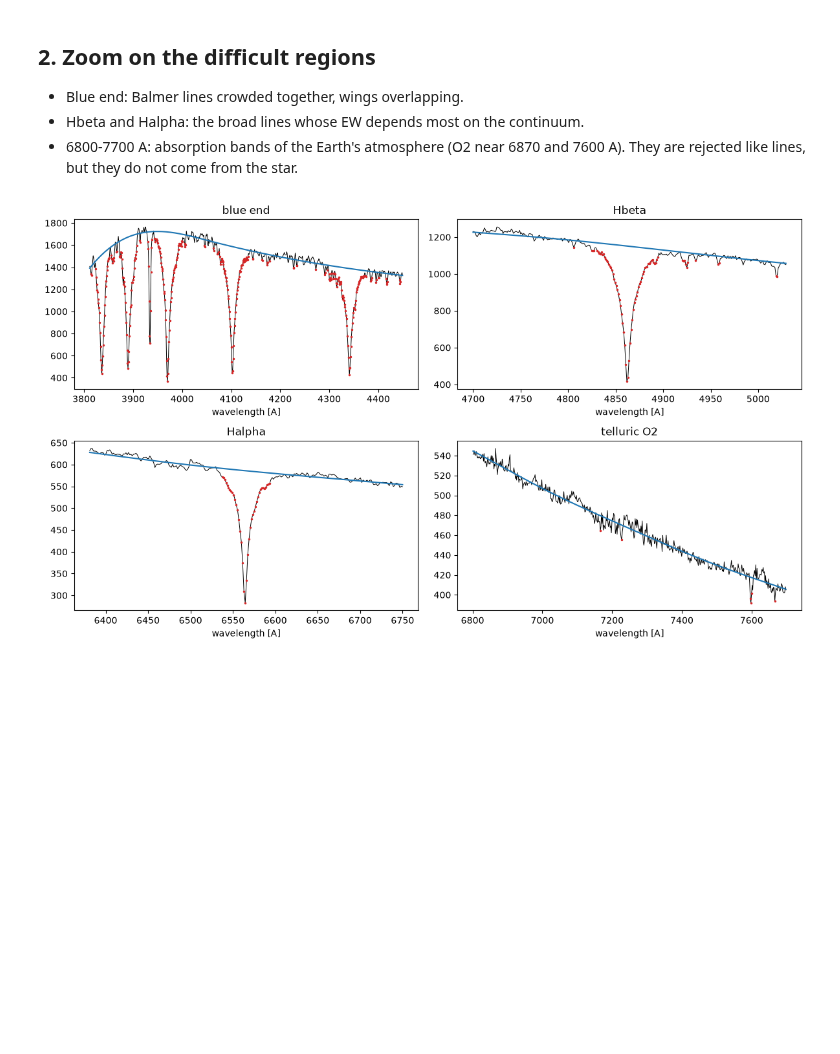
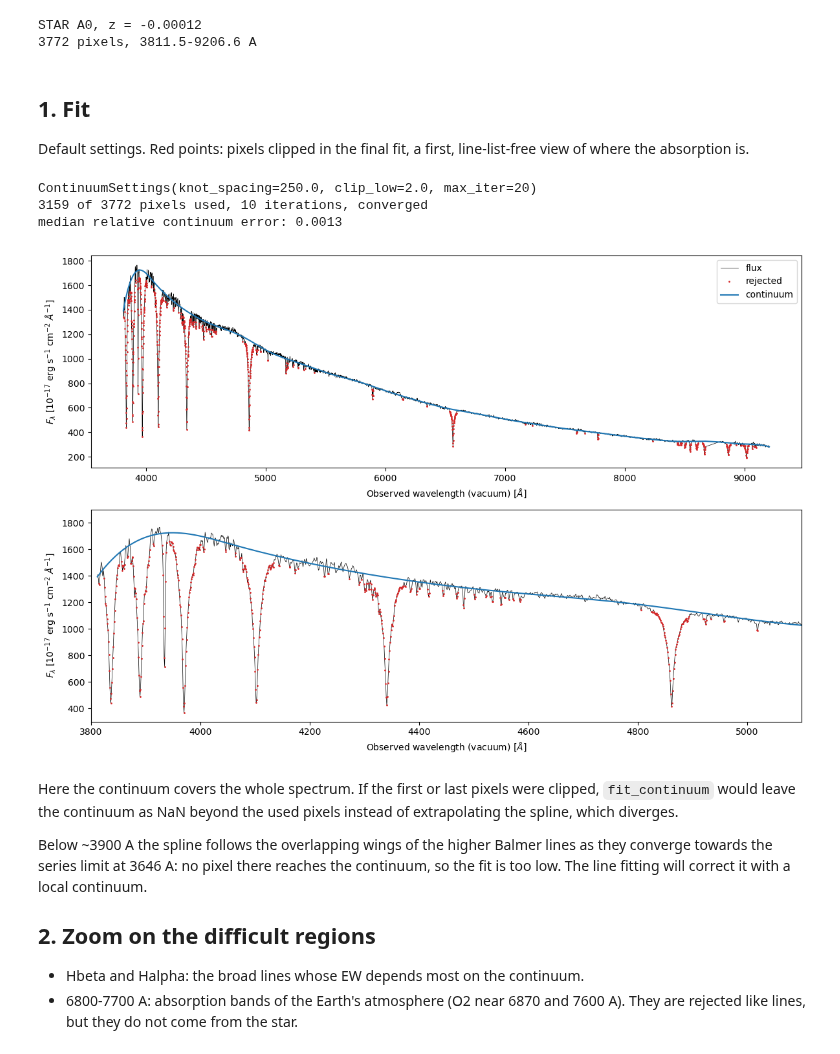
Before and after one commit to FeatAstro/RAD-2026, a Jupyter notebook: notebooks/05_continuum.ipynb, the cells around one changed output. Cells and saved outputs as stored; diff of their text form; code cells hidden in the pictures; blank space fills up the shorter version.

```diff
--- a/notebooks/05_continuum.ipynb
+++ b/notebooks/05_continuum.ipynb
@@ -59,21 +27,75 @@ continuum defined (not NaN) over 3812-9207 A
+# %%
+spec = read_sdss_spec(Path("../data/mast/spec-lite-2182-53905-0101.fits"))
+print(f"{spec.meta['class']} {spec.meta['subclass']}, z = {spec.meta['z']:.5f}")
+print(f"{spec.wave.size} pixels, {spec.wave.min():.1f}-{spec.wave.max():.1f} A")
+# %% [output]
+STAR A0, z = -0.00012
+3772 pixels, 3811.5-9206.6 A
+# %% [markdown]
+## 1. Fit
+
+Default settings. Red points: pixels clipped in the final fit, a
+first, line-list-free view of where the absorption is.
+# %%
+# Zoom on the blue end, where the absorption is strongest (Angstrom,
+# flux units)
+BLUE_WAVE_RANGE = (3800, 5100)
+BLUE_FLUX_RANGE = (300, 1900)
+
+settings = ContinuumSettings()
+print(settings)
+fit = fit_continuum(spec, settings)
+continuum, used = fit.continuum, fit.used
+print(f"{used.sum()} of {used.size} pixels used, {fit.n_iter} iterations, {fit.status}")
+print(f"median relative continuum error: {np.nanmedian(fit.error / continuum):.4f}")
+
+
+def plot_fit(ax, spec, continuum, used):
+    """Plot flux, rejected pixels and continuum on `ax`.
+
+    Parameters
+    ----------
+    ax : matplotlib.axes.Axes
+    spec : Spectrum
+    continuum : array
+    used : array of bool
+    """
+    ax.plot(spec.wave, spec.flux, lw=0.5, color="k", label="flux")
+    ax.plot(spec.wave[~used], spec.flux[~used], ".", ms=2, color="C3",
+            label="rejected")
+    ax.plot(spec.wave, continuum, color="C0", label="continuum")
+    ax.set_xlabel(r"Observed wavelength (vacuum) [$\AA$]")
+    ax.set_ylabel(r"$F_\lambda$ [$10^{-17}$ erg s$^{-1}$ cm$^{-2}$ $\AA^{-1}$]")
+
+
+fig, (ax_full, ax_blue) = plt.subplots(2, 1, figsize=(12, 8))
+plot_fit(ax_full, spec, continuum, used)
+ax_full.legend()
+plot_fit(ax_blue, spec, continuum, used)
+ax_blue.set_xlim(*BLUE_WAVE_RANGE)
+ax_blue.set_ylim(*BLUE_FLUX_RANGE)
+plt.tight_layout()
+plt.show()
+# %% [output]
+ContinuumSettings(knot_spacing=250.0, clip_low=2.0, max_iter=20)
+3159 of 3772 pixels used, 10 iterations, converged
+median relative continuum error: 0.0013
+[figure, added]
 # %% [markdown]
+Here the continuum covers the whole spectrum. If the first or last
+pixels were clipped, `fit_continuum` would leave the continuum as NaN
+beyond the used pixels instead of extrapolating the spline, which
+diverges.
+
+Below ~3900 A the spline follows the overlapping wings of the higher
+Balmer lines as they converge towards the series limit at 3646 A: no
+pixel there reaches the continuum, so the fit is too low. The line
+fitting will correct it with a local continuum.
+
 ## 2. Zoom on the difficult regions
 
-- Blue end: Balmer lines crowded together, wings overlapping.
 - Hbeta and Halpha: the broad lines whose EW depends most on the
   continuum.
 - 6800-7700 A: absorption bands of the Earth's atmosphere (O2 near 6870
   and 7600 A). They are rejected like lines, but they do not come from
   the star.
-# %%
-regions = [("blue end", 3800, 4450), ("Hbeta", 4700, 5030), ("Halpha", 6380, 6750), ("telluric O2", 6800, 7700)]
-fig, axes = plt.subplots(2, 2, figsize=(12, 7))
-for ax, (title, lo, hi) in zip(axes.flat, regions):
-    sel = (star.wave > lo) & (star.wave < hi)
-    ax.plot(star.wave[sel], star.flux[sel], lw=0.7, color="k")
-    ax.plot(star.wave[sel & ~used], star.flux[sel & ~used], ".", ms=3, color="C3")
-    ax.plot(star.wave[sel], C[sel], color="C0")
-    ax.set_title(title); ax.set_xlabel("wavelength [A]")
-plt.tight_layout(); plt.show()
-# %% [output]
-[figure, removed]
```
Also changed, not shown: parts of 17 cells of this notebook, 39 other files.
